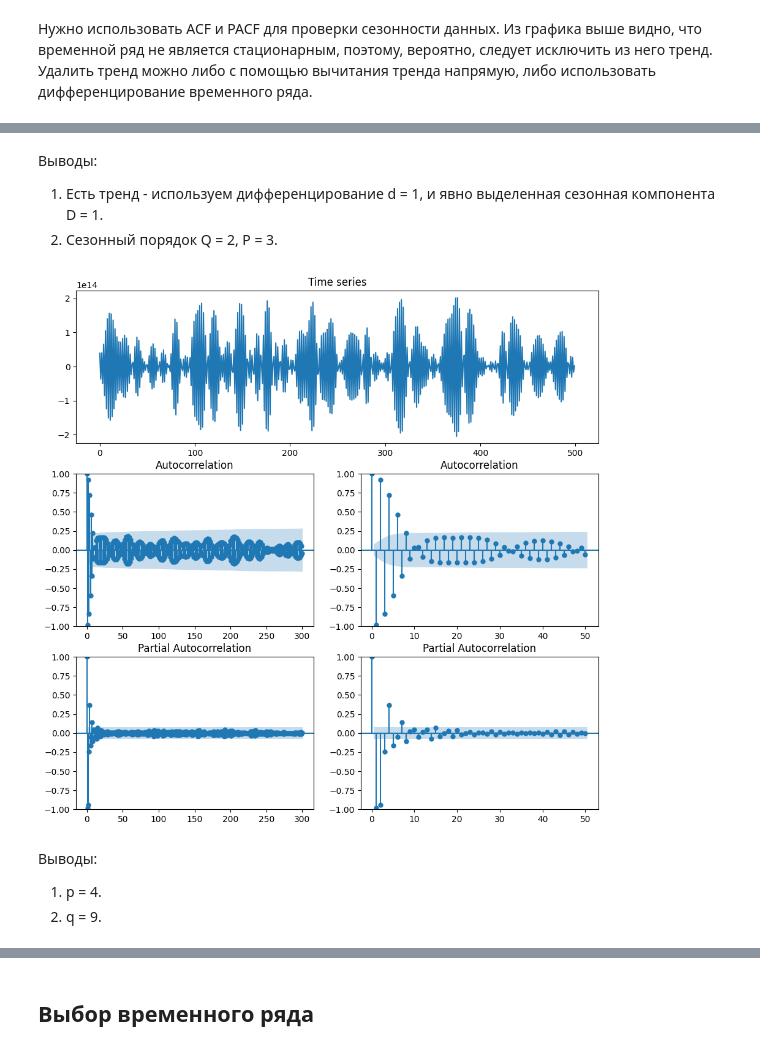
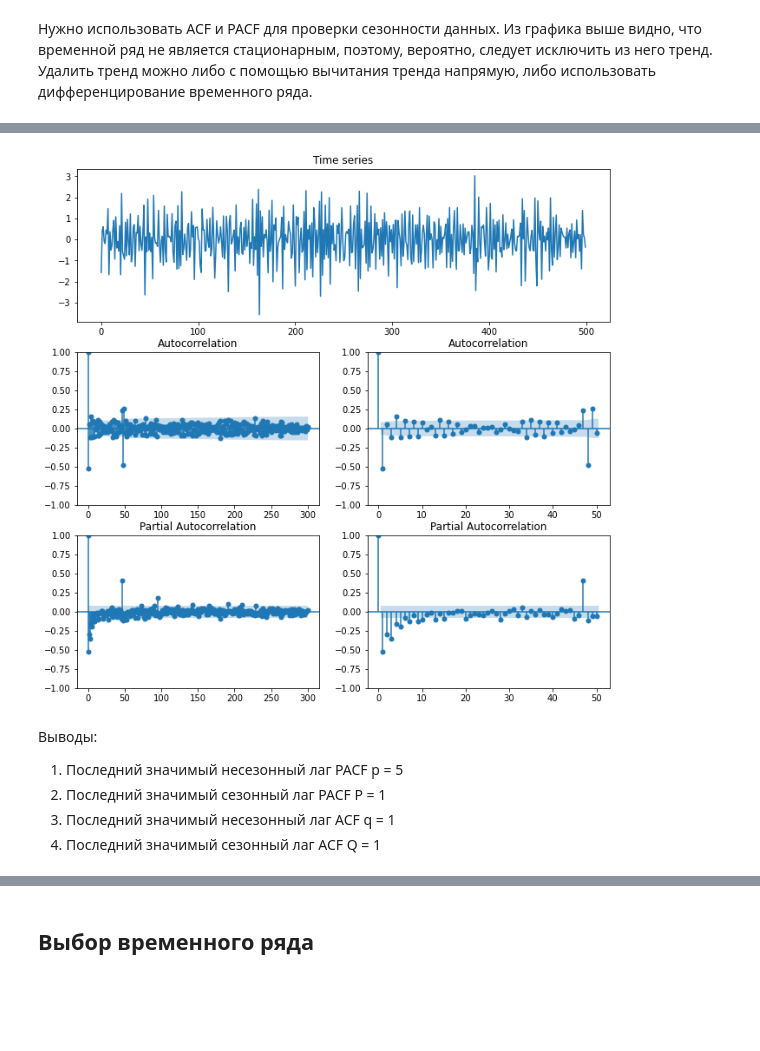
Before and after one commit to intsystems/MathematicalForecastingMethods, a Jupyter notebook: homeworks/HW1_ts_basic.ipynb, the cells around one changed output, grey strips where cells are left out. Drawn from its saved outputs; the diff is of its cells as text; code cells hidden in the pictures; blank space fills up the shorter version.

```diff
--- a/homeworks/HW1_ts_basic.ipynb
+++ b/homeworks/HW1_ts_basic.ipynb
@@ -124,4 +121,0 @@ plt.show()
-# %% [markdown]
-Выводы:
-1. Есть тренд - используем дифференцирование d = 1, и явно выделенная сезонная компонента D = 1.
-2. Сезонный порядок Q = 2, P = 3.
@@ -131,25 +122,33 @@ ts_diff = np.diff(ts_diff, n = 48)
+# %%
+# убираем тренд
+ts_diff = ts[1:] - ts[:-1]
+# %%
+# убираем сезонность
+ts_diff = ts_diff[48:] - ts_diff[:-48]
 # %%
 fig, axs = plt.subplots(3, 2, figsize = (11,11))
 axs[0, 0].remove()
 axs[0, 1].remove()
 
 gs = axs[0, 0].get_gridspec()
 axbig = fig.add_subplot(gs[0, :2])
 axbig.plot(ts_diff[:500])
 axbig.set_title('Time series')
 
 smt.graphics.plot_acf(ts_diff, lags=300, ax=axs[1,0], alpha=0.05)
-smt.graphics.plot_pacf(ts_diff, lags=300, ax=axs[2,0], alpha=0.05)
+smt.graphics.plot_pacf(ts_diff, lags=300, ax=axs[2,0], alpha=0.05, method='ywm')
 
 smt.graphics.plot_acf(ts_diff, lags=50, ax=axs[1,1], alpha=0.05)
-smt.graphics.plot_pacf(ts_diff, lags=50, ax=axs[2,1], alpha=0.05)
+smt.graphics.plot_pacf(ts_diff, lags=50, ax=axs[2,1], alpha=0.05, method='ywm')
 plt.show()
 # %% [output]
-[figure, old version]
+[figure, new version]
-# %% [markdown]
-Выводы:
-1. p = 4.
-2. q = 9.
+# %% [markdown]
+Выводы:
+1. Последний значимый несезонный лаг PACF p = 5
+2. Последний значимый сезонный лаг PACF P = 1
+3. Последний значимый несезонный лаг ACF q = 1
+4. Последний значимый сезонный лаг ACF Q = 1
 # %%
 from statsmodels.tsa.statespace.sarimax import SARIMAX
 # order=(p, d, q),
```
Also changed, not shown: parts of 10 cells of this notebook, 1 other file.
